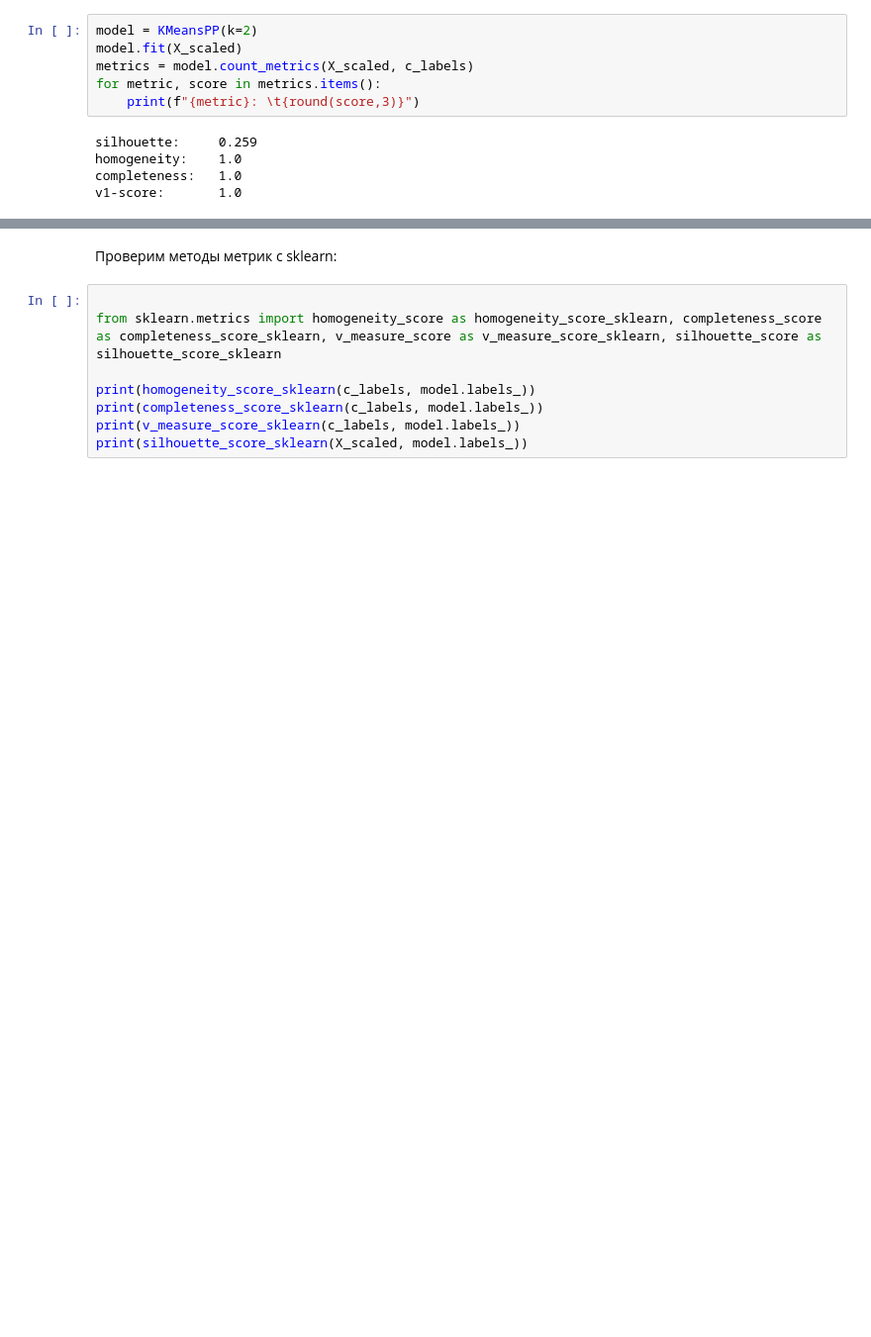
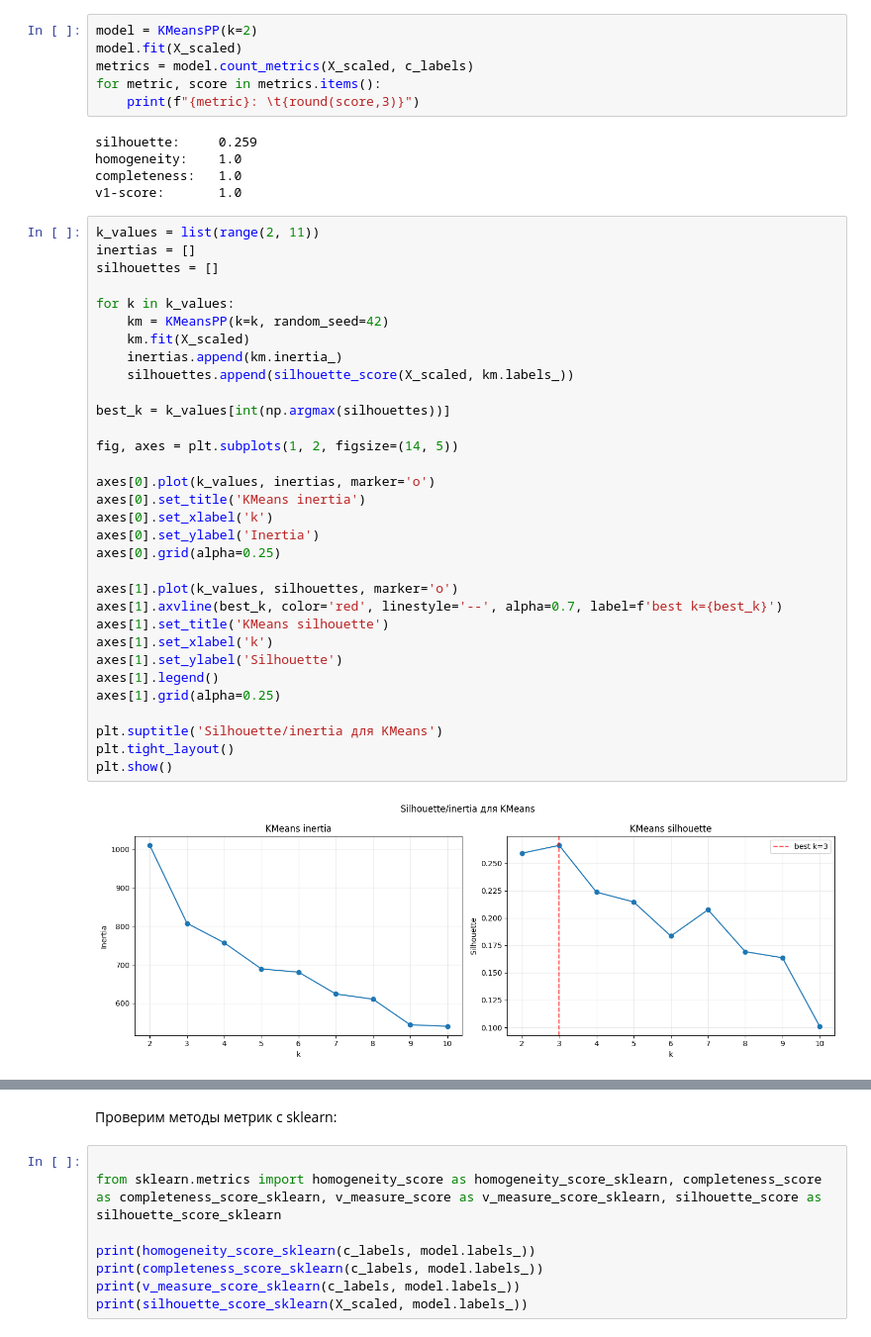
Before and after one commit to sidimekov/itmo-ml-fundamentals, a Jupyter notebook: lab2/lab2.ipynb, the cells around one changed output, grey strips where cells are left out. Shown at 99% size. Cells and saved outputs as stored; diff of their text form; blank space fills up the shorter version.

```diff
--- a/lab2/lab2.ipynb
+++ b/lab2/lab2.ipynb
@@ -479,3 +506,37 @@ silhouette:     0.259
 homogeneity:    1.0
 completeness:   1.0
 v1-score:       1.0
+# %%
+k_values = list(range(2, 11))
+inertias = []
+silhouettes = []
+
+for k in k_values:
+    km = KMeansPP(k=k, random_seed=42)
+    km.fit(X_scaled)
+    inertias.append(km.inertia_)
+    silhouettes.append(silhouette_score(X_scaled, km.labels_))
+
+best_k = k_values[int(np.argmax(silhouettes))]
+
+fig, axes = plt.subplots(1, 2, figsize=(14, 5))
+
+axes[0].plot(k_values, inertias, marker='o')
+axes[0].set_title('KMeans inertia')
+axes[0].set_xlabel('k')
+axes[0].set_ylabel('Inertia')
+axes[0].grid(alpha=0.25)
+
+axes[1].plot(k_values, silhouettes, marker='o')
+axes[1].axvline(best_k, color='red', linestyle='--', alpha=0.7, label=f'best k={best_k}')
+axes[1].set_title('KMeans silhouette')
+axes[1].set_xlabel('k')
+axes[1].set_ylabel('Silhouette')
+axes[1].legend()
+axes[1].grid(alpha=0.25)
+
+plt.suptitle('Silhouette/inertia для KMeans')
+plt.tight_layout()
+plt.show()
+# %% [output]
+[figure, added]
```
Also changed, not shown: parts of 4 cells of this notebook.
